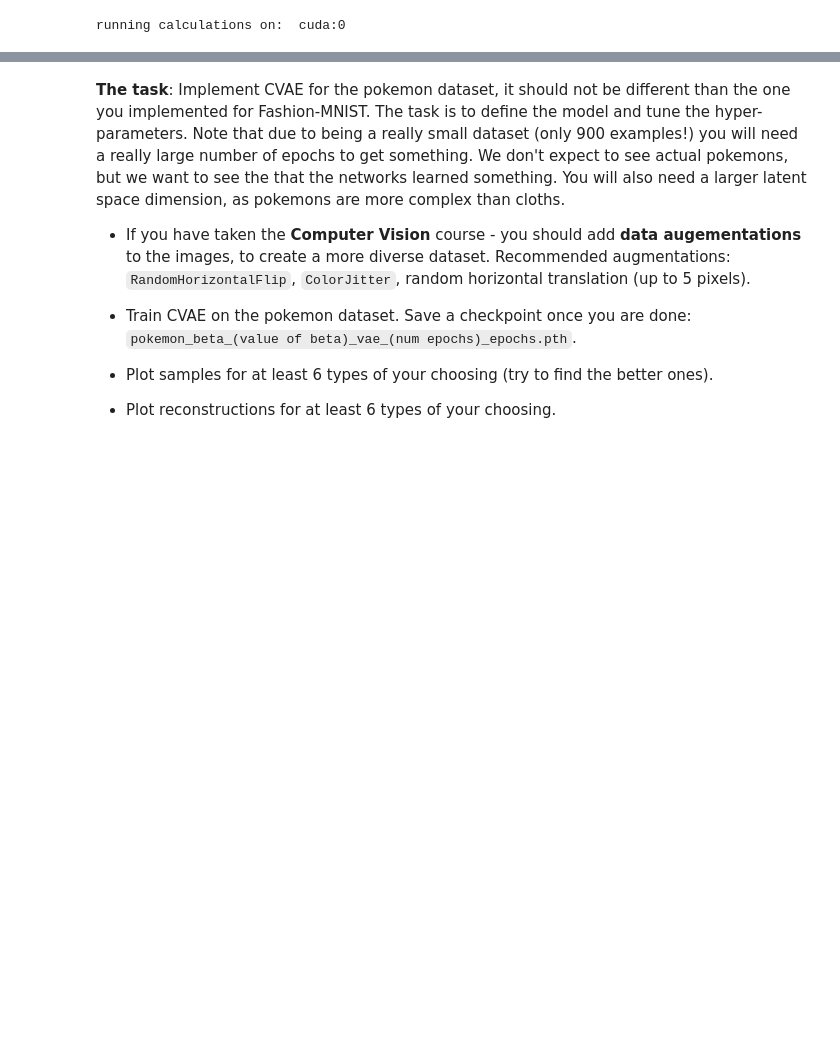
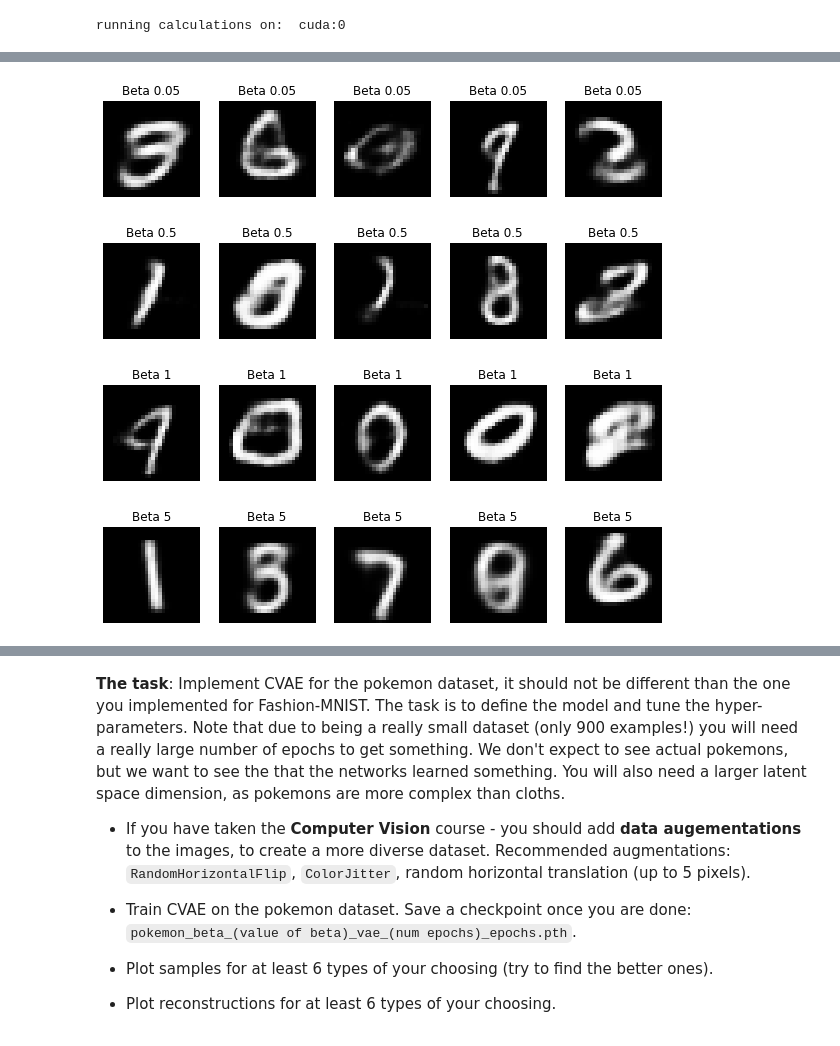
Before and after one commit to ynahum/anam_hw, a Jupyter notebook: wet2/ee046202_wet2_034462796_204813323.ipynb, the cells around one changed output, grey strips where cells are left out. Drawn from its saved outputs; the diff is of its cells as text; code cells hidden in the pictures; blank space fills up the shorter version.

```diff
--- a/wet2/ee046202_wet2_034462796_204813323.ipynb
+++ b/wet2/ee046202_wet2_034462796_204813323.ipynb
@@ -463,3 +463,27 @@ for row_idx in range(num_of_betas):
+# %%
+# 5
+
+for beta_value in BETA_LIST:
+  # load data
+
+  fname = "./beta_" + str(beta_value) + "_vae_" + str(NUM_EPOCHS) + "_epochs.pth"
+  vae = Vae(x_dim=X_DIM, z_dim=Z_DIM, hidden_size=HIDDEN_SIZE, device=device).to(device)
+  vae.load_state_dict(torch.load(fname))
+
+  # now let's sample from the vae
+  n_samples = 5
+  vae_samples = vae.sample(num_samples=n_samples).view(n_samples, 28, 28).data.cpu().numpy()
+  fig = plt.figure(figsize=(10 ,10))
+  for i in range(vae_samples.shape[0]):
+      ax = fig.add_subplot(1, 5, i + 1)
+      ax.set_title("Beta {0}".format(beta_value))
+      ax.imshow(vae_samples[i], cmap='gray')
+      ax.set_axis_off()
+# %% [output]
+[figure, added]
+[figure, added]
+[figure, added]
+[figure, added]
 # %% [markdown]
 ### <img src="https://img.icons8.com/bubbles/48/000000/ask-question.png" style="height:50px;display:inline"> Question 1 - $\beta$-VAE
 ---
```
Also changed, not shown: parts of 4 cells of this notebook.
